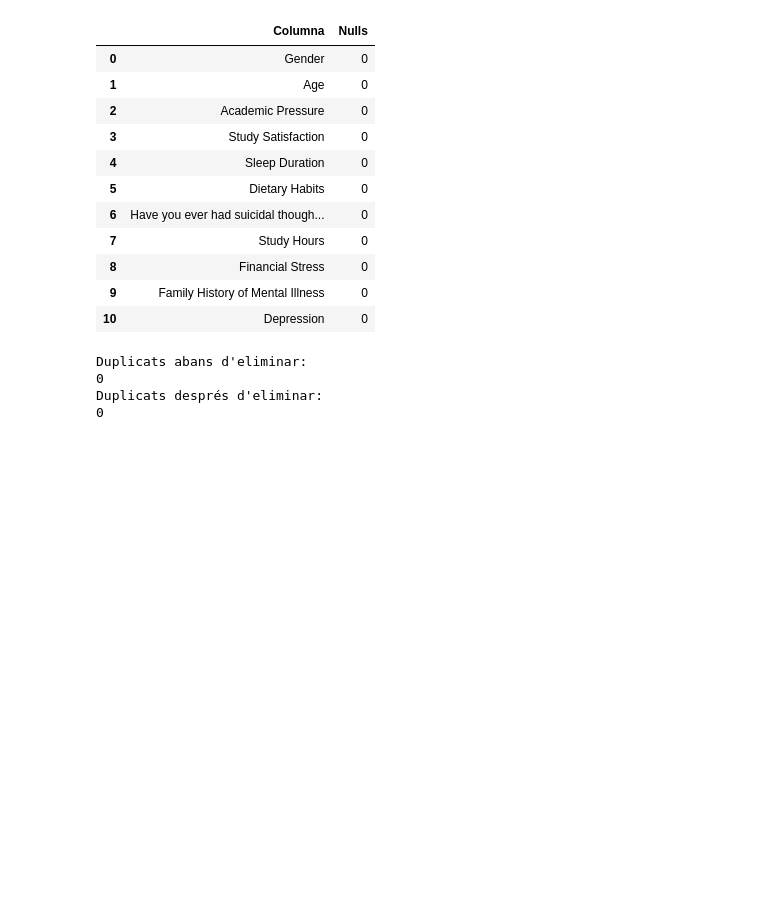
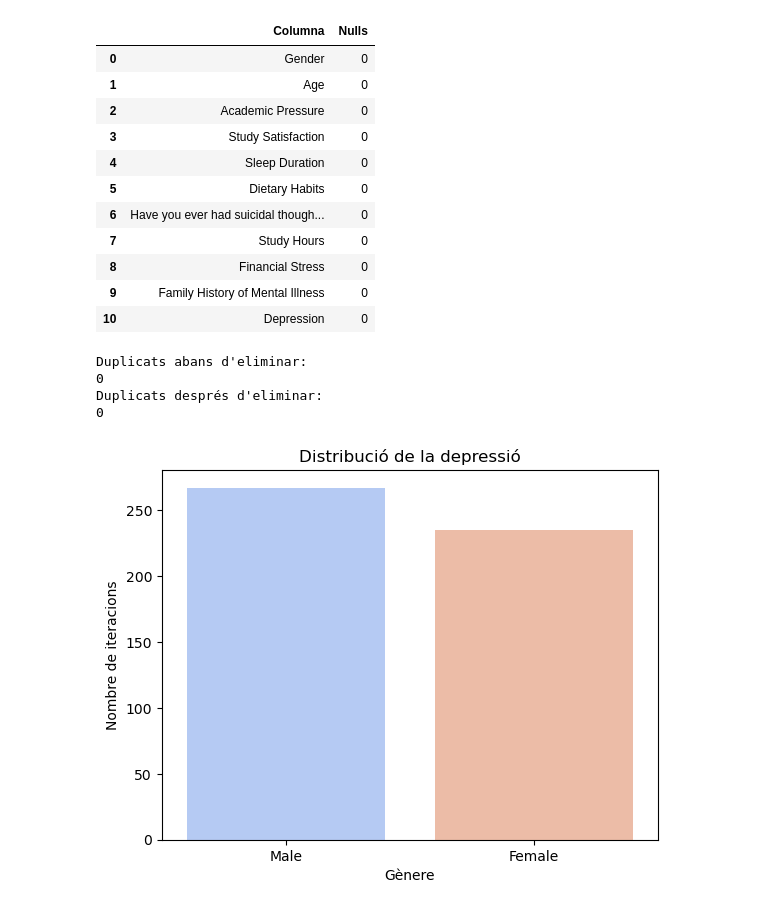
Before and after one commit to Azogue99/Activitat_4_Python_Dataset_Hernandez_Garzon_Azogue_Li, a Jupyter notebook: Notebook_Depression_Student_Arnau.ipynb, the cells around one changed output. Cells and saved outputs as stored; diff of their text form; code cells hidden in the pictures; blank space fills up the shorter version.

```diff
--- a/Notebook_Depression_Student_Arnau.ipynb
+++ b/Notebook_Depression_Student_Arnau.ipynb
@@ -45,3 +45,12 @@ Duplicats abans d'eliminar:
 0
 Duplicats després d'eliminar:
 0
+# %%
+# Visualització de dades: distribució de la depressió
+sns.countplot(x='Gender', data=data, hue='Gender', palette='coolwarm')
+plt.title('Distribució de la depressió')
+plt.xlabel('Gènere')
+plt.ylabel('Nombre de iteracions')
+plt.show()
+# %% [output]
+[figure, added]
```
Also changed, not shown: parts of 8 cells of this notebook, 1 other file.
